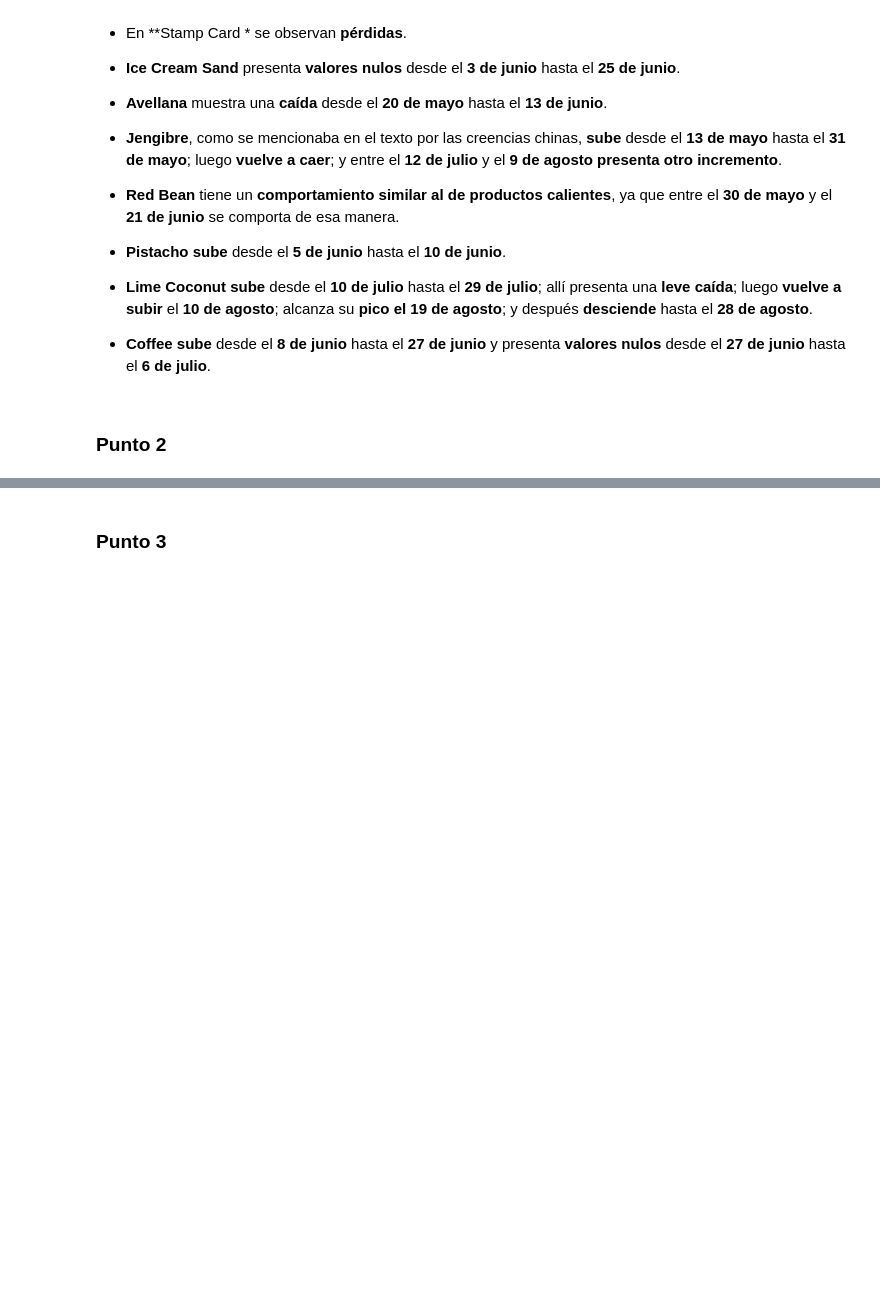
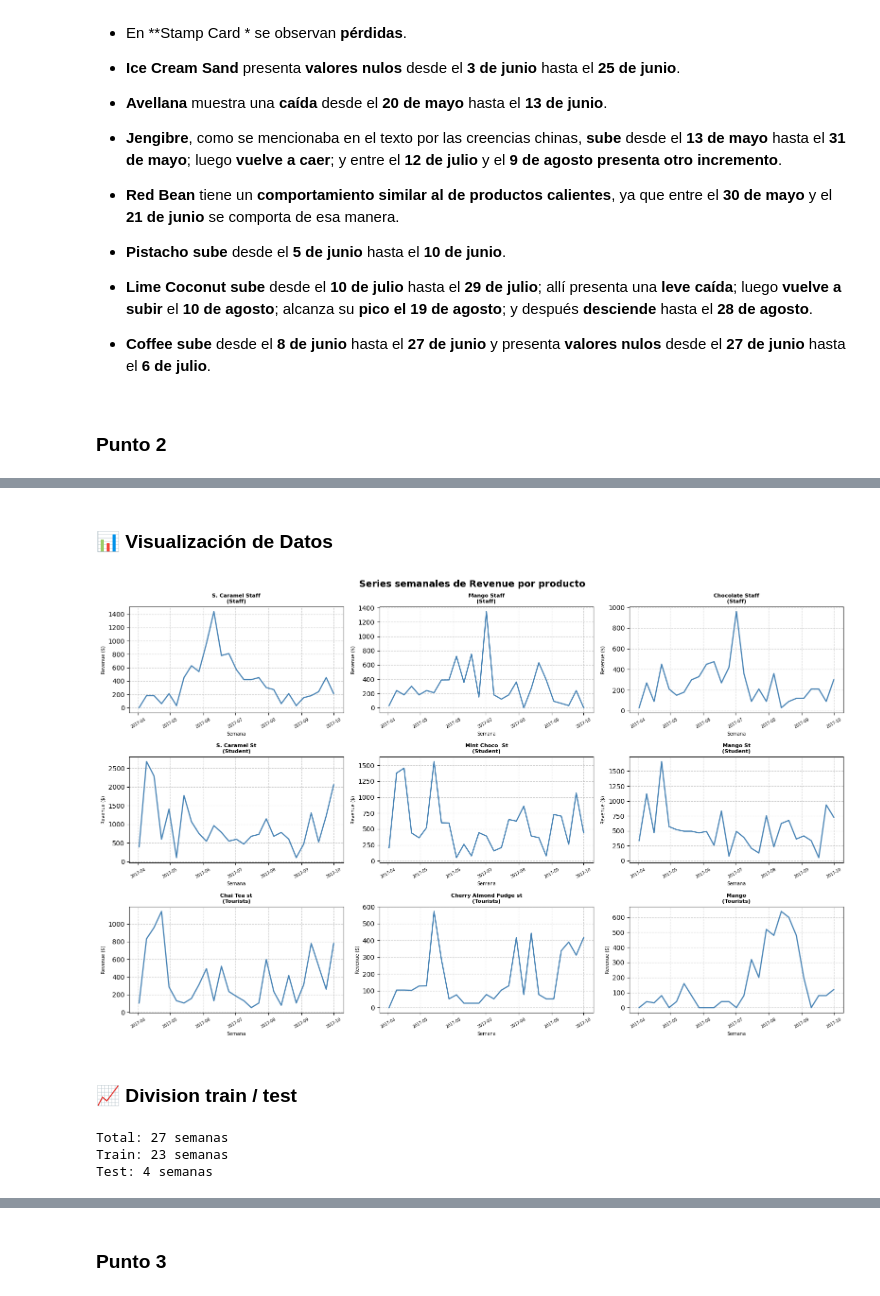
Before and after one commit to Manuel-Carreno/forecasting-parcial, a Jupyter notebook: 02_Parcial_Forecasting_(grupo).ipynb, the cells around one changed output, grey strips where cells are left out. Cells and saved outputs as stored; diff of their text form; code cells hidden in the pictures; blank space fills up the shorter version.

Commit message:
implementacion punto 2

```diff
--- a/02_Parcial_Forecasting_(grupo).ipynb
+++ b/02_Parcial_Forecasting_(grupo).ipynb
@@ -497,0 +553,61 @@ False
+# %% [markdown]
+### 📊 Visualización de Datos
+# %%
+# aca definimos los productos que ya vimos en el punto pasado (los mas relevantes)
+data['Date_clean'] = pd.to_datetime(data['Date_clean'])
+productos = {
+    'Staff':    ['S. Caramel Staff', 'Mango Staff', 'Chocolate Staff'],
+    'Student':  ['S. Caramel St',    'Mint Choco  St', 'Mango St'],
+    'Tourists': ['Chai Tea st',      'Cherry Almond Fudge st', 'Mango'],
+}
+
+def weekly_series(producto):
+    sub = data[data['Product'] == producto].copy()
+    sub = sub[sub['Date_clean'] <= '2017-09-30']
+    serie = sub.resample('W-SUN', on='Date_clean')['Revenue'].sum().fillna(0) #usamos el W-SUN que lo hace es que agrupa semanas con inicio del domingo
+    return serie
+
+#  graficar las 9 series semanales
+fig, axes = plt.subplots(3, 3, figsize=(16, 10))
+fig.suptitle('Series semanales de Revenue por producto', fontsize=14, fontweight='bold')
+
+for row_idx, (categoria, prods) in enumerate(productos.items()):
+    for col_idx, prod in enumerate(prods):
+        ax = axes[row_idx][col_idx]
+        serie = weekly_series(prod)
+
+        ax.plot(serie.index, serie.values, color='steelblue', linewidth=1.8)
+        ax.set_title(f'{prod}\n({categoria})', fontsize=8, fontweight='bold')
+        ax.set_xlabel('Semana', fontsize=7)
+        ax.set_ylabel('Revenue ($)', fontsize=7)
+        ax.grid(True, linestyle='--', alpha=0.6)
+        ax.tick_params(axis='x', labelsize=6, rotation=30)
+
+plt.tight_layout()
+plt.show()
+# %% [output]
+[figure, added]
+# %% [markdown]
+### 📈 Division train / test
+# %%
+# Consolidamos los productos más relevantes en un solo DataFrame
+df_eval = pd.DataFrame()
+for categoria, prods in productos.items():
+    for p in prods:
+        df_eval[p] = weekly_series(p)
+
+# 2. Definición de la ventana de evaluación (4 semanas para el test)
+n_test = 4
+train = df_eval.iloc[:-n_test]
+test = df_eval.iloc[-n_test:]
+
+# 3. Modelo Base: Media Móvil Simple (Promedio de las últimas 4 semanas de entrenamiento)
+forecast_values = train.iloc[-4:].mean()
+
+print("Total:", len(df_eval),"semanas")
+print("Train:", len(train), "semanas")
+print("Test:", len(test), "semanas")
+# %% [output]
+Total: 27 semanas
+Train: 23 semanas
+Test: 4 semanas
```
Also changed, not shown: parts of 10 cells of this notebook.
